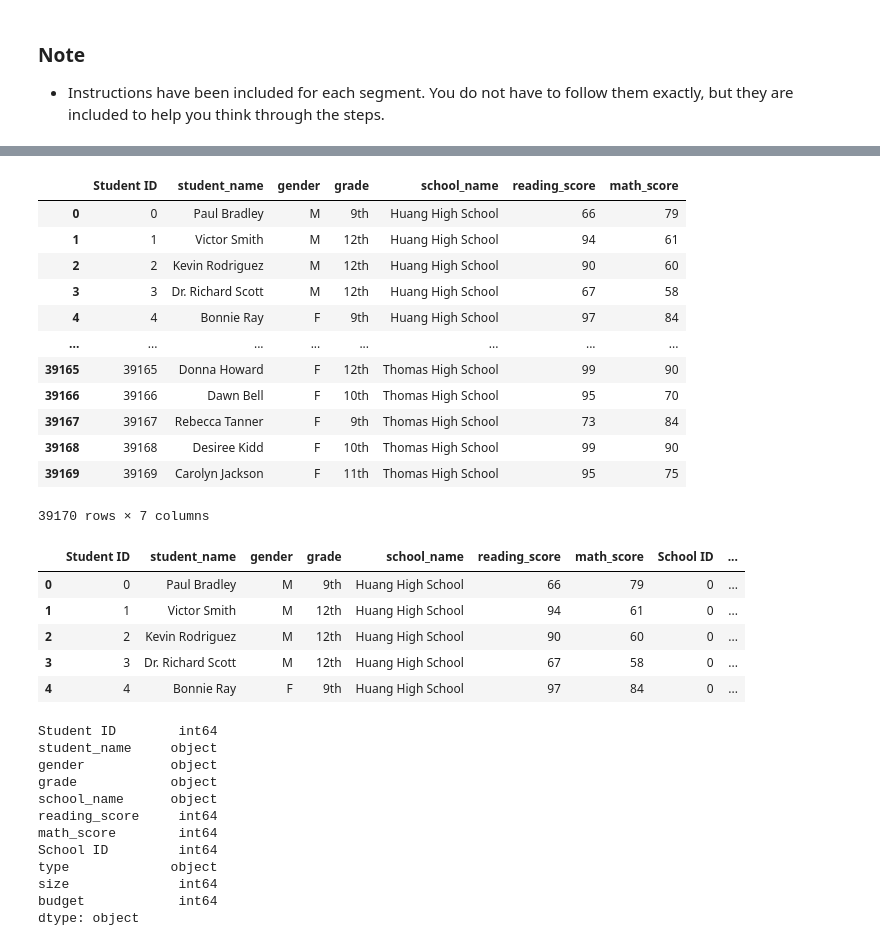
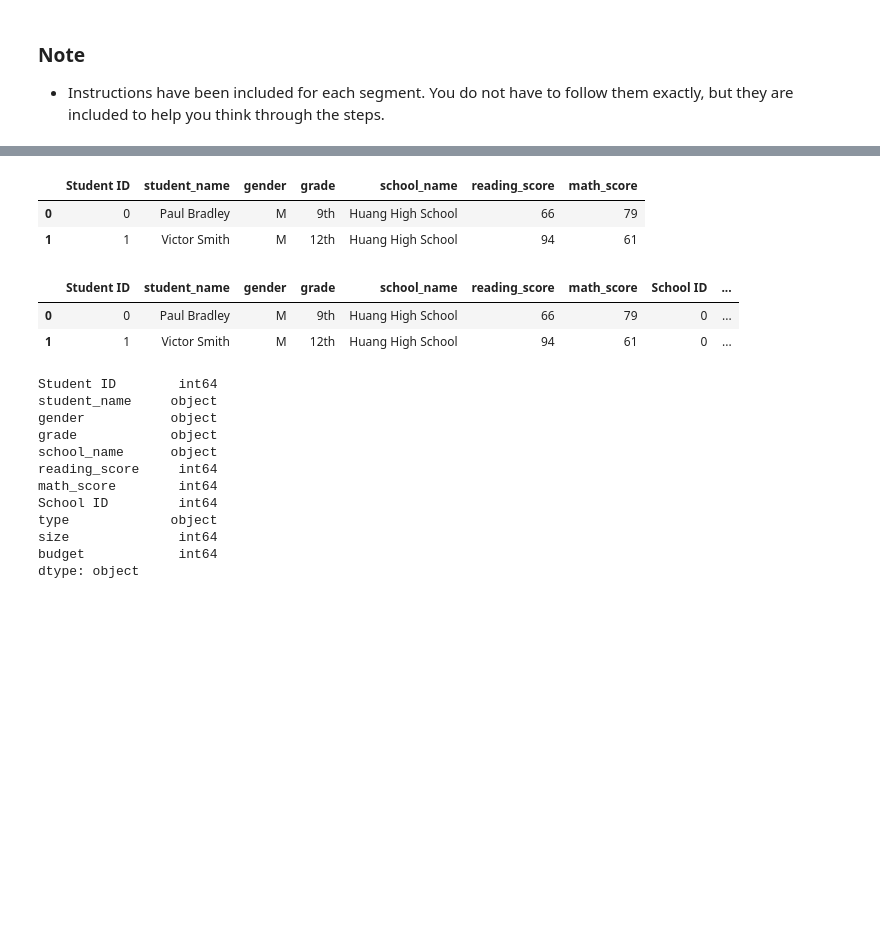
Before and after one commit to knarisara/pandas-challenge, a Jupyter notebook: PyCitySchools/PyCitySchools_starter_Narisara.ipynb, the cells around one changed output, grey strips where cells are left out. Cells and saved outputs as stored; diff of their text form; code cells hidden in the pictures; blank space fills up the shorter version.

```diff
--- a/PyCitySchools/PyCitySchools_starter_Narisara.ipynb
+++ b/PyCitySchools/PyCitySchools_starter_Narisara.ipynb
@@ -39,30 +26,17 @@ school_data_df
 # %%
 # View student_data_df
-student_data_df
+student_data_df.head(2)
 # %% [output]
 |  | Student ID | student_name | gender | grade | school_name | reading_score | math_score |
 | 0 | 0 | Paul Bradley | M | 9th | Huang High School | 66 | 79 |
 | 1 | 1 | Victor Smith | M | 12th | Huang High School | 94 | 61 |
-| 2 | 2 | Kevin Rodriguez | M | 12th | Huang High School | 90 | 60 |
-| 3 | 3 | Dr. Richard Scott | M | 12th | Huang High School | 67 | 58 |
-| 4 | 4 | Bonnie Ray | F | 9th | Huang High School | 97 | 84 |
-| ... | ... | ... | ... | ... | ... | ... | ... |
-| 39165 | 39165 | Donna Howard | F | 12th | Thomas High School | 99 | 90 |
-| 39166 | 39166 | Dawn Bell | F | 10th | Thomas High School | 95 | 70 |
-| 39167 | 39167 | Rebecca Tanner | F | 9th | Thomas High School | 73 | 84 |
-| 39168 | 39168 | Desiree Kidd | F | 10th | Thomas High School | 99 | 90 |
-| 39169 | 39169 | Carolyn Jackson | F | 11th | Thomas High School | 95 | 75 |
-39170 rows × 7 columns
 # %%
 # View merging data : school_data_complete_df
-school_data_complete_df.head(5)
+school_data_complete_df.head(2)
 # %% [output]
 |  | Student ID | student_name | gender | grade | school_name | reading_score | math_score | School ID | ... |
 | 0 | 0 | Paul Bradley | M | 9th | Huang High School | 66 | 79 | 0 | ... |
 | 1 | 1 | Victor Smith | M | 12th | Huang High School | 94 | 61 | 0 | ... |
-| 2 | 2 | Kevin Rodriguez | M | 12th | Huang High School | 90 | 60 | 0 | ... |
-| 3 | 3 | Dr. Richard Scott | M | 12th | Huang High School | 67 | 58 | 0 | ... |
-| 4 | 4 | Bonnie Ray | F | 9th | Huang High School | 97 | 84 | 0 | ... |
 # %%
 # Check data types
 school_data_complete_df.dtypes
```
Also changed, not shown: parts of 56 cells of this notebook.
